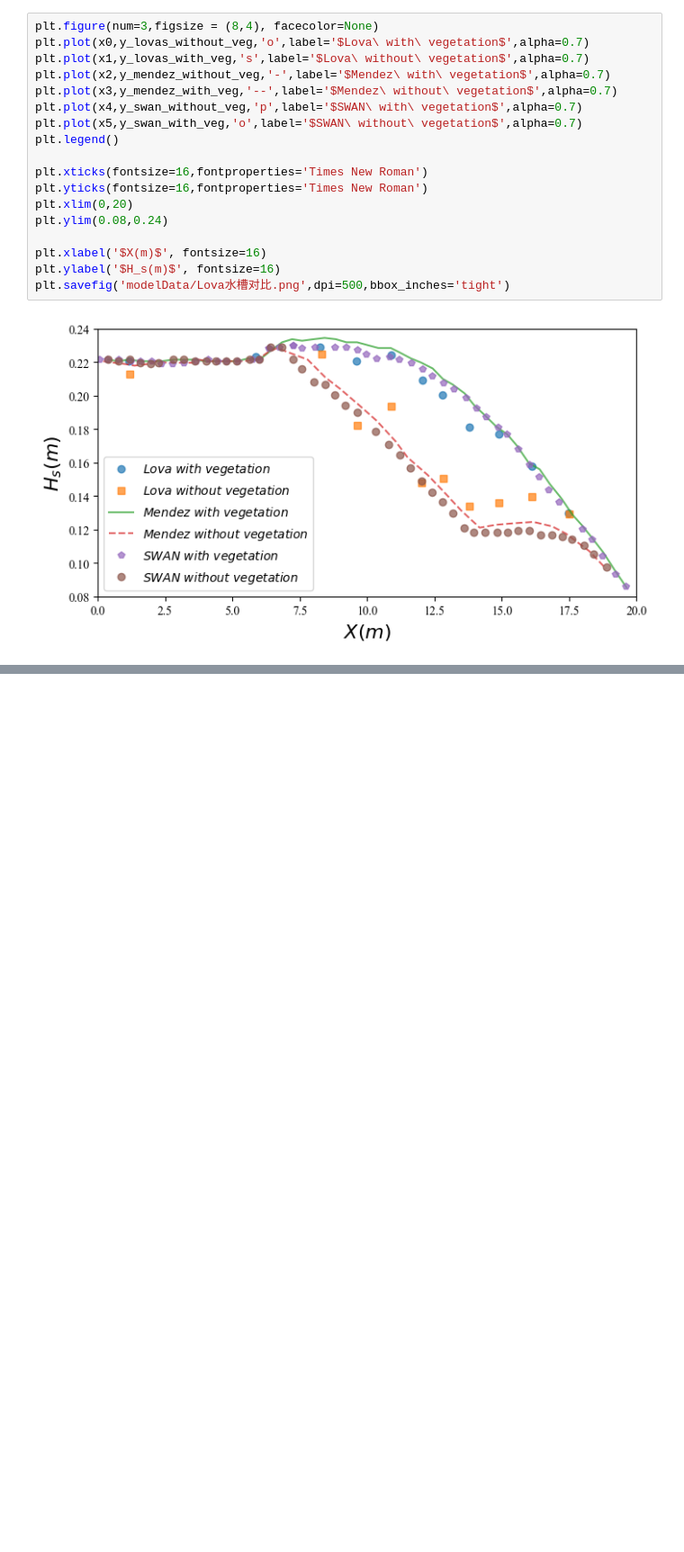
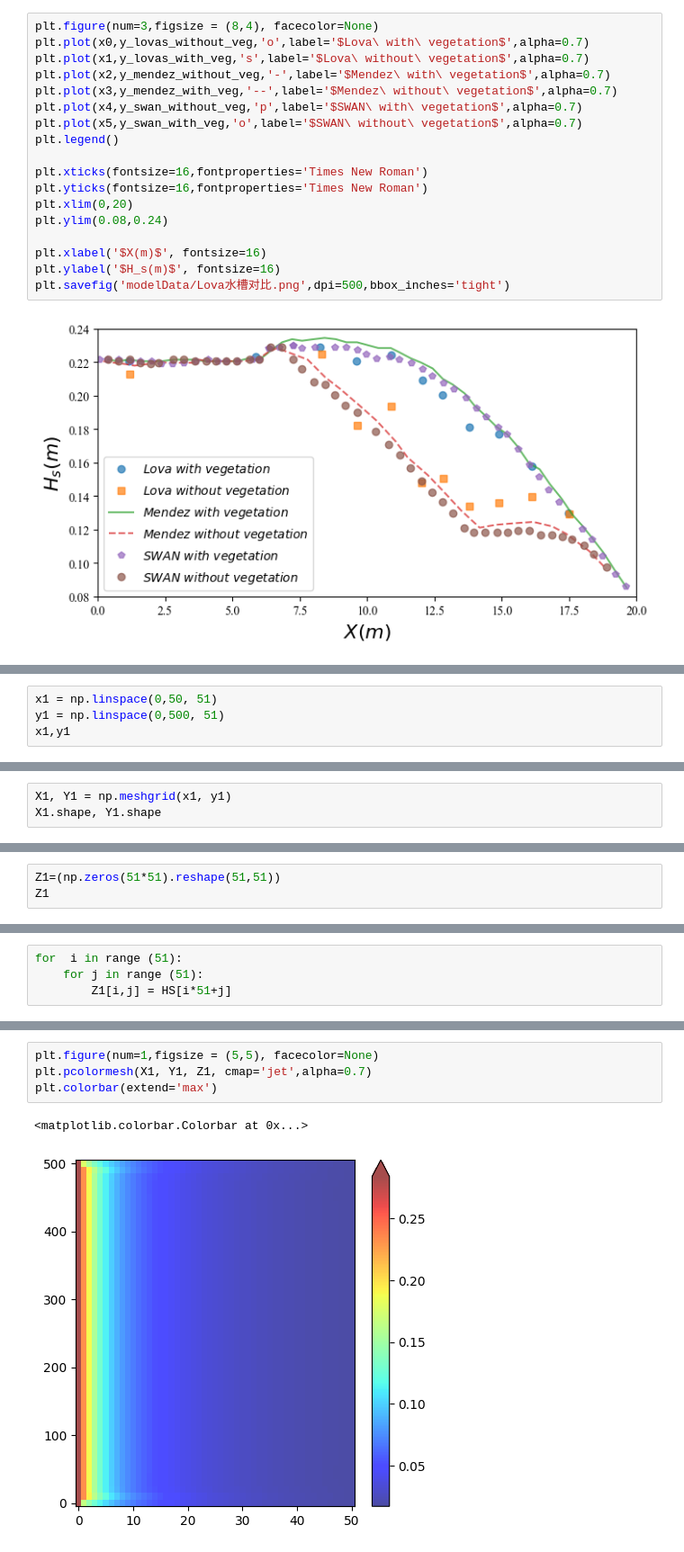
Before and after one commit to jackyvava/CodeWaveVegetation, a Jupyter notebook: code.ipynb, the cells around one changed output, grey strips where cells are left out. Shown at 90% size. Cells and saved outputs as stored; diff of their text form; blank space fills up the shorter version.

```diff
--- a/code.ipynb
+++ b/code.ipynb
@@ -290,0 +321,4 @@ plt.savefig('modelData/Lova水槽对比.png',dpi=500,bbox_inches='tight')
+# %%
+x1 = np.linspace(0,50, 51)
+y1 = np.linspace(0,500, 51)
+x1,y1
@@ -290,0 +335,3 @@ plt.savefig('modelData/Lova水槽对比.png',dpi=500,bbox_inches='tight')
+# %%
+X1, Y1 = np.meshgrid(x1, y1)
+X1.shape, Y1.shape
@@ -290,0 +340,3 @@ plt.savefig('modelData/Lova水槽对比.png',dpi=500,bbox_inches='tight')
+# %%
+Z1=(np.zeros(51*51).reshape(51,51))
+Z1
@@ -290,0 +351,4 @@ plt.savefig('modelData/Lova水槽对比.png',dpi=500,bbox_inches='tight')
+# %%
+for  i in range (51):
+    for j in range (51):
+        Z1[i,j] = HS[i*51+j]
@@ -290,0 +365,7 @@ plt.savefig('modelData/Lova水槽对比.png',dpi=500,bbox_inches='tight')
+# %%
+plt.figure(num=1,figsize = (5,5), facecolor=None)
+plt.pcolormesh(X1, Y1, Z1, cmap='jet',alpha=0.7)
+plt.colorbar(extend='max')
+# %% [output]
+<matplotlib.colorbar.Colorbar at 0x...>
+[figure, added]
```
Also changed, not shown: parts of 88 cells of this notebook, 4 other files.
